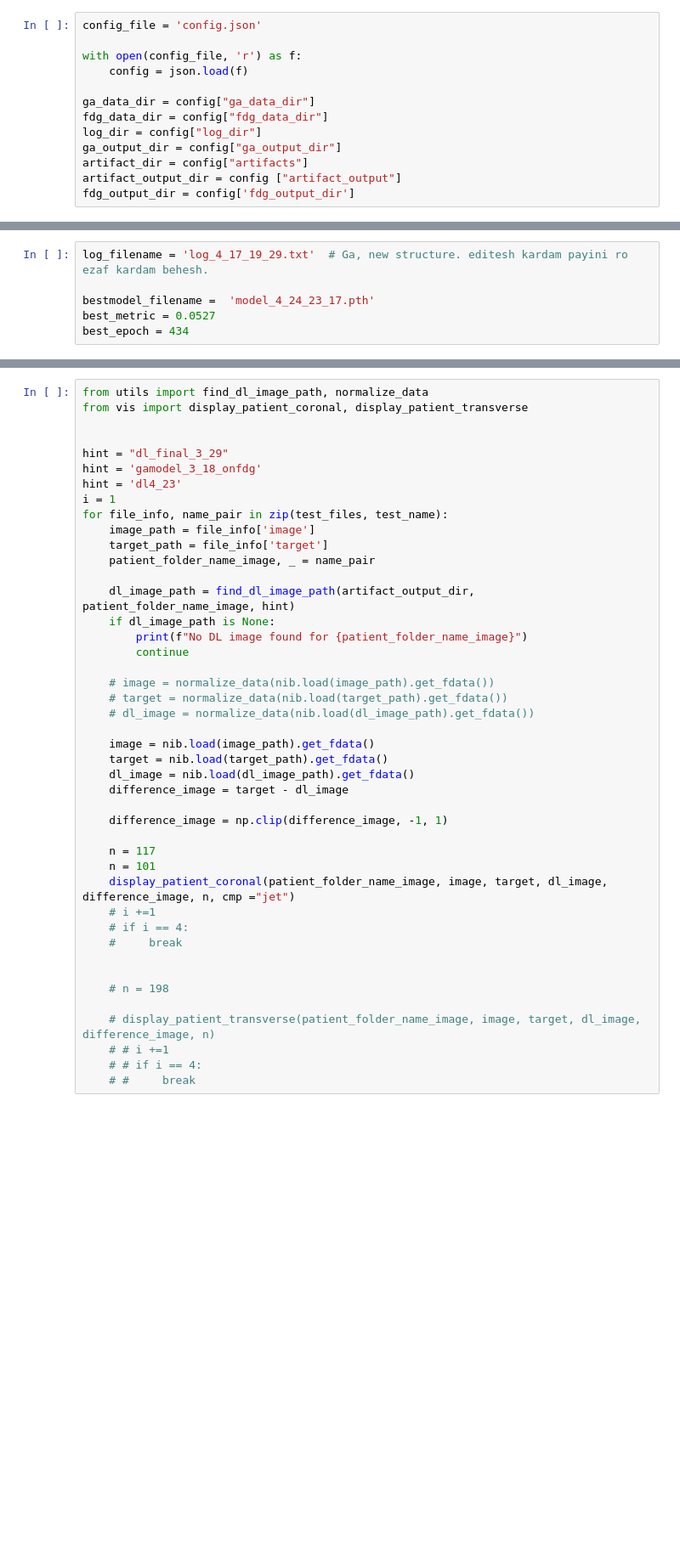
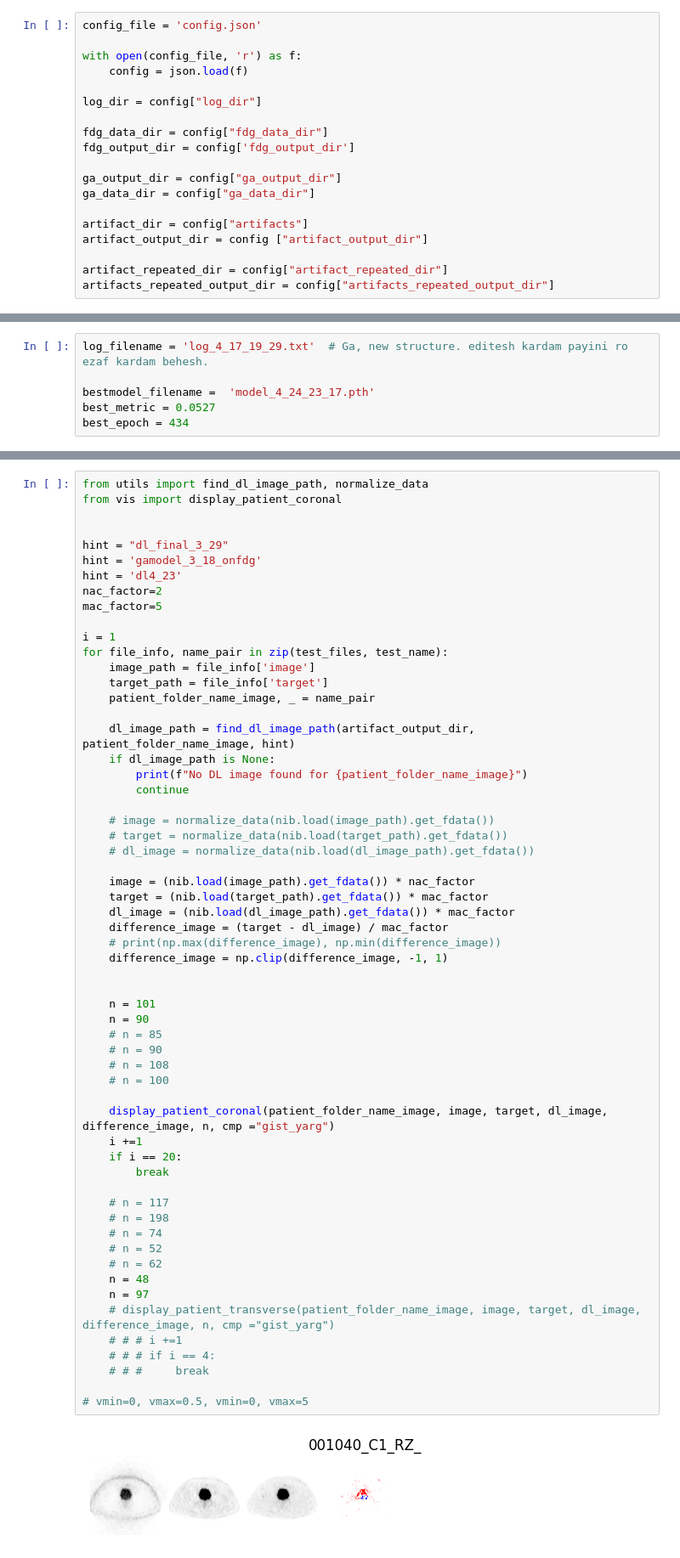
Before and after one commit to s-shahpouri/DL_PET, a Jupyter notebook: Inference_artifacts.ipynb, the cells around one changed output, grey strips where cells are left out. Shown at 85% size. Saved outputs shown, nothing was run; the diff lists cells and outputs as text; blank space fills up the shorter version.

```diff
--- a/Inference_artifacts.ipynb
+++ b/Inference_artifacts.ipynb
@@ -12,13 +12,19 @@ config_file = 'config.json'
 with open(config_file, 'r') as f:
     config = json.load(f)
 
+log_dir = config["log_dir"]
+
+fdg_data_dir = config["fdg_data_dir"]
+fdg_output_dir = config['fdg_output_dir']
+
+ga_output_dir = config["ga_output_dir"]
 ga_data_dir = config["ga_data_dir"]
-fdg_data_dir = config["fdg_data_dir"]
-log_dir = config["log_dir"]
-ga_output_dir = config["ga_output_dir"]
+
 artifact_dir = config["artifacts"]
-artifact_output_dir = config ["artifact_output"]
-fdg_output_dir = config['fdg_output_dir']
+artifact_output_dir = config ["artifact_output_dir"]
+
+artifact_repeated_dir = config["artifact_repeated_dir"]
+artifacts_repeated_output_dir = config["artifacts_repeated_output_dir"]
 # %% [markdown]
 ## Set dataset path
 # %% [markdown]
@@ -207,44 +295,61 @@ with torch.no_grad():
 # %%
 from utils import find_dl_image_path, normalize_data
-from vis import display_patient_coronal, display_patient_transverse
+from vis import display_patient_coronal
 
 
 hint = "dl_final_3_29"
 hint = 'gamodel_3_18_onfdg'
 hint = 'dl4_23'
+nac_factor=2
+mac_factor=5
+
 i = 1
 for file_info, name_pair in zip(test_files, test_name):
     image_path = file_info['image']
     target_path = file_info['target']
     patient_folder_name_image, _ = name_pair
 
     dl_image_path = find_dl_image_path(artifact_output_dir, patient_folder_name_image, hint)
     if dl_image_path is None:
         print(f"No DL image found for {patient_folder_name_image}")
         continue
 
     # image = normalize_data(nib.load(image_path).get_fdata())
     # target = normalize_data(nib.load(target_path).get_fdata())
     # dl_image = normalize_data(nib.load(dl_image_path).get_fdata())
 
-    image = nib.load(image_path).get_fdata()
-    target = nib.load(target_path).get_fdata()
-    dl_image = nib.load(dl_image_path).get_fdata()
-    difference_image = target - dl_image
-
+    image = (nib.load(image_path).get_fdata()) * nac_factor
+    target = (nib.load(target_path).get_fdata()) * mac_factor
+    dl_image = (nib.load(dl_image_path).get_fdata()) * mac_factor
+    difference_image = (target - dl_image) / mac_factor
+    # print(np.max(difference_image), np.min(difference_image))
     difference_image = np.clip(difference_image, -1, 1)
 
-    n = 117
+
     n = 101
-    display_patient_coronal(patient_folder_name_image, image, target, dl_image, difference_image, n, cmp ="jet")
-    # i +=1
-    # if i == 4:
-    #     break
+    n = 90
+    # n = 85
+    # n = 90
+    # n = 108
+    # n = 100
 
+    display_patient_coronal(patient_folder_name_image, image, target, dl_image, difference_image, n, cmp ="gist_yarg")
+    i +=1
+    if i == 20:
+        break
 
+    # n = 117
     # n = 198
+    # n = 74
+    # n = 52
+    # n = 62
+    n = 48
+    n = 97
+    # display_patient_transverse(patient_folder_name_image, image, target, dl_image, difference_image, n, cmp ="gist_yarg")
+    # # # i +=1
+    # # # if i == 4:
+    # # #     break
 
-    # display_patient_transverse(patient_folder_name_image, image, target, dl_image, difference_image, n)
-    # # i +=1
-    # # if i == 4:
-    # #     break
+# vmin=0, vmax=0.5, vmin=0, vmax=5
+# %% [output]
+[figure, added]
```
Also changed, not shown: parts of 11 cells of this notebook, 7 other files.
